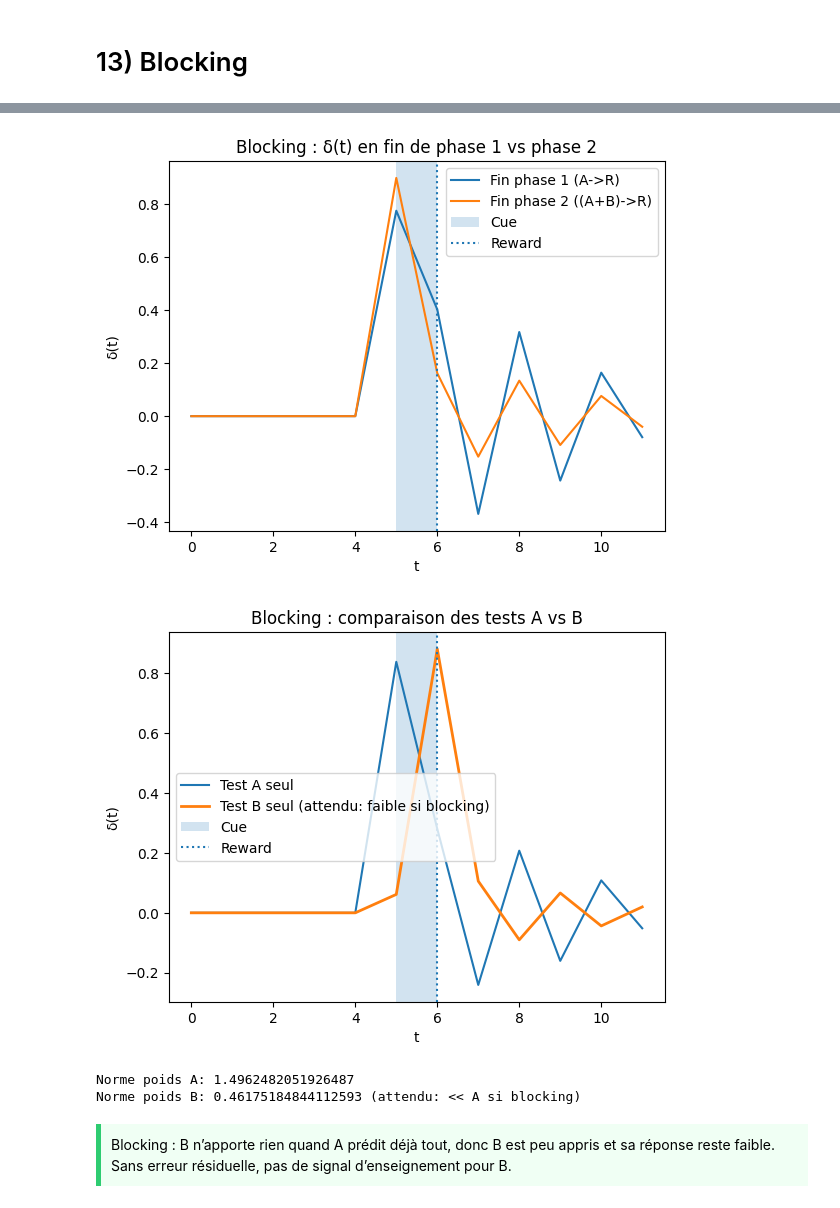
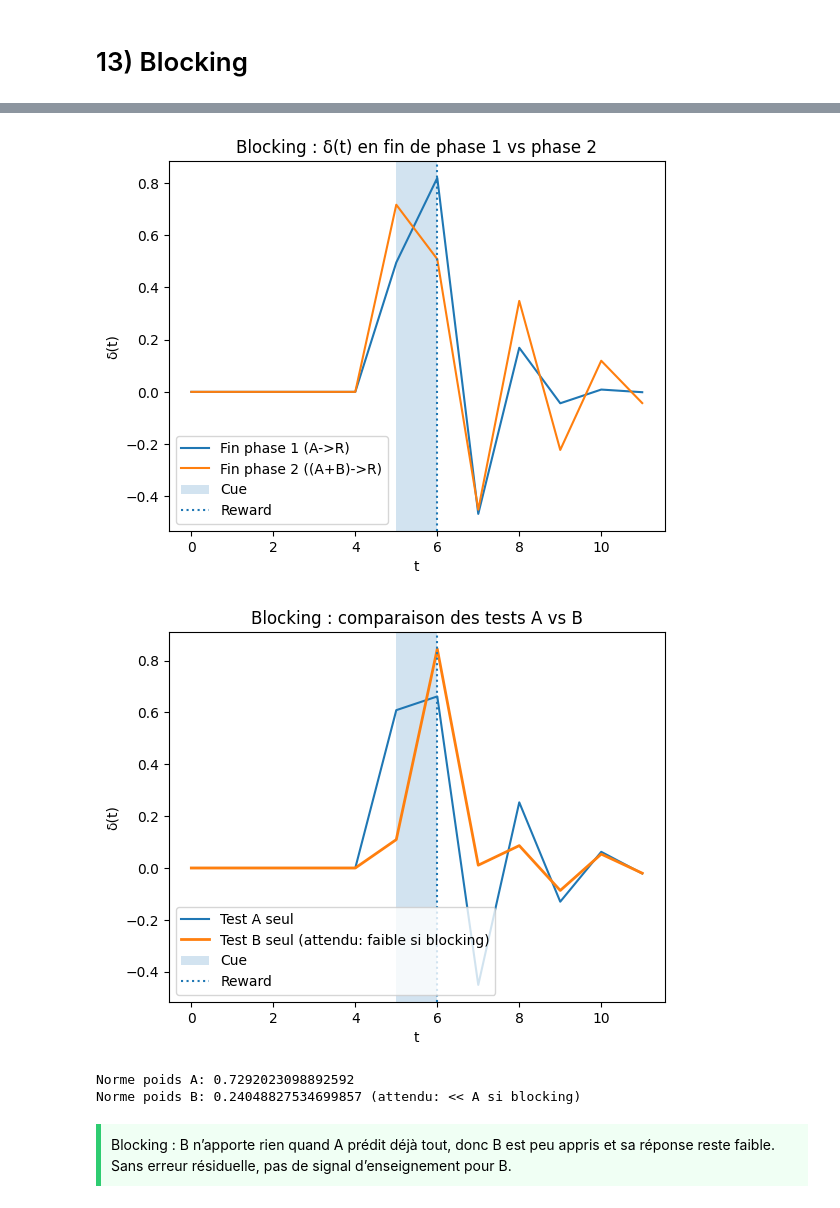
Before and after one commit to pgatt06/RL_temporal_difference_learning, a Jupyter notebook: Explo_fr.ipynb, the cells around one changed output, grey strips where cells are left out. Saved outputs shown, nothing was run; the diff lists cells and outputs as text; code cells hidden in the pictures.

```diff
--- a/Explo_fr.ipynb
+++ b/Explo_fr.ipynb
@@ -478,6 +492,8 @@ import numpy as np
 
 class TDSerialCompoundCueVec:
     """
+    Petite base temporelle maison : c'est moins sophistiqué qu'une trace d'éligibilité,
+    mais ça donne assez de features pour coder la durée d'un cue et son délai jusqu'au reward.
     TD + représentation CSC (serial compound) construite à partir d'un vecteur cue[t] (0/1).
     Cela permet d'avoir un cue de durée > 1 (comme dans le code RL-tutorial).
 
@@ -706,27 +724,33 @@ V̂(t) porte l’attente moyenne, δ(t) les écarts instantanés. Cette dissocia
 </div>
 # %%
 def plot_heatmap_with_test(train_deltas, test_delta, cue_vec, train_reward_vec, test_reward_vec, title):
-    D = np.vstack([train_deltas, test_delta[None, :]])
+    white_band = np.full((1, train_deltas.shape[1]), np.nan)
+
+    test_delta_expanded = np.tile(test_delta, (5, 1))
+
+    D = np.vstack([train_deltas, white_band, test_delta_expanded])
+
     plt.figure()
-    plt.imshow(D, aspect="auto", origin="lower")
+    plt.imshow(D, aspect="auto", origin="lower", cmap="viridis")
     plt.colorbar(label="δ(t)")
-    plt.title(title)
+    plt.title(f"{title} (Heatmap)")
     plt.xlabel("temps discret t")
-    plt.ylabel("trial (dernier = test)")
+    plt.ylabel("trial (dernier = test élargi)")
 
     cue_times = np.where(cue_vec > 0)[0]
     if len(cue_times) > 0:
-        plt.axvline(cue_times[0], linestyle="--")
-        plt.axvline(cue_times[-1], linestyle="--")
+        plt.axvline(cue_times[0], linestyle="--", color="blue", label="Cue Start")
+        plt.axvline(cue_times[-1], linestyle="--", color="blue", label="Cue End")
 
     train_r_times = np.where(train_reward_vec > 0)[0]
     if len(train_r_times) > 0:
-        plt.axvline(train_r_times[0], linestyle=":")
+        plt.axvline(train_r_times[0], linestyle=":", color="red", label="Train Reward")
 
     test_r_times = np.where(test_reward_vec > 0)[0]
     if len(test_r_times) > 0:
-        plt.axvline(test_r_times[0], linestyle="--")
+        plt.axvline(test_r_times[0], linestyle="--", color="orange", label="Test Reward")
 
+    plt.legend(loc='lower center', bbox_to_anchor=(0.5, -0.3), ncol=3)
     plt.show()
 # %%
 for test_type, name in [("or","Omission"), ("er","Reward précoce"), ("dr","Reward retardé")]:
@@ -831,7 +883,7 @@ def simulate_blocking(
     T=12,
     cue_on=5, cue_dur=2,
     reward_on=6, reward_dur=1,
-    n_delays=30, alpha=0.05, gamma=0.98,
+    n_delays=60, alpha=0.02, gamma=0.98,
     n_phase1=80, n_phase2=80
 ):
     """
@@ -853,6 +905,7 @@ def simulate_blocking(
 
     # --- Phase 2: A + B (B présent mais A prédit déjà)
     model.cues["B"] = cueB.copy()
+    # Phase 2 : si A prédit déjà tout, δ(t) reste faible -> pas de signal d'enseignement pour B (blocking).
     deltas_p2 = []
     for _ in range(n_phase2):
         d, V = model.run_trial(learn=True)
@@ -866,6 +919,7 @@ def simulate_blocking(
 
     # Test B seul
     model.cues["A"] = np.zeros(T)
+    # Test B seul : je m'attends à un signal faible car B n'a jamais généré de δ(t) positif pendant l'apprentissage.
     model.cues["B"] = cueB.copy()
     dB, VB = model.run_trial(learn=False)
 
@@ -878,37 +932,37 @@ t = np.arange(len(R))
 # Plot TD error: fin phase1 vs fin phase2
 plt.figure()
 plt.plot(t, d1[-1], label="Fin phase 1 (A->R)")
 plt.plot(t, d2[-1], label="Fin phase 2 ((A+B)->R)")
 plt.axvspan(np.where(cueA>0)[0][0], np.where(cueA>0)[0][-1], alpha=0.2, label="Cue")
 plt.axvline(np.where(R>0)[0][0], linestyle=":", label="Reward")
 plt.title("Blocking : δ(t) en fin de phase 1 vs phase 2")
 plt.xlabel("t")
 plt.ylabel("δ(t)")
 plt.legend()
 plt.show()
 
 # Test A seul vs B seul
 plt.figure()
 plt.plot(t, dA, label="Test A seul")
 plt.plot(t, dB, label="Test B seul (attendu: faible si blocking)", linewidth=2)
 plt.axvspan(np.where(cueA>0)[0][0], np.where(cueA>0)[0][-1], alpha=0.2, label="Cue")
 plt.axvline(np.where(R>0)[0][0], linestyle=":", label="Reward")
 plt.title("Blocking : comparaison des tests A vs B")
 plt.xlabel("t")
 plt.ylabel("δ(t)")
 plt.legend()
 plt.show()
 
 # Mesure simple : norme des poids pour A et B
 wA_norm = np.linalg.norm(model.w[model.keys.index("A")])
 wB_norm = np.linalg.norm(model.w[model.keys.index("B")])
 print("Norme poids A:", wA_norm)
 print("Norme poids B:", wB_norm, "(attendu: << A si blocking)")
 # %% [output]
-[figure, old version]
+[figure, new version]
-[figure, old version]
+[figure, new version]
-Norme poids A: 1.4962482051926487
-Norme poids B: 0.46175184844112593 (attendu: << A si blocking)
+Norme poids A: 0.7292023098892592
+Norme poids B: 0.24048827534699857 (attendu: << A si blocking)
 # %% [markdown]
 <div style="border-left: 5px solid #2ecc71; padding: 10px; background-color: #f0fff4; color: black;">
 Blocking : B n’apporte rien quand A prédit déjà tout, donc B est peu appris et sa réponse reste faible. Sans erreur résiduelle, pas de signal d’enseignement pour B.
```
Also changed, not shown: parts of 18 cells of this notebook.
